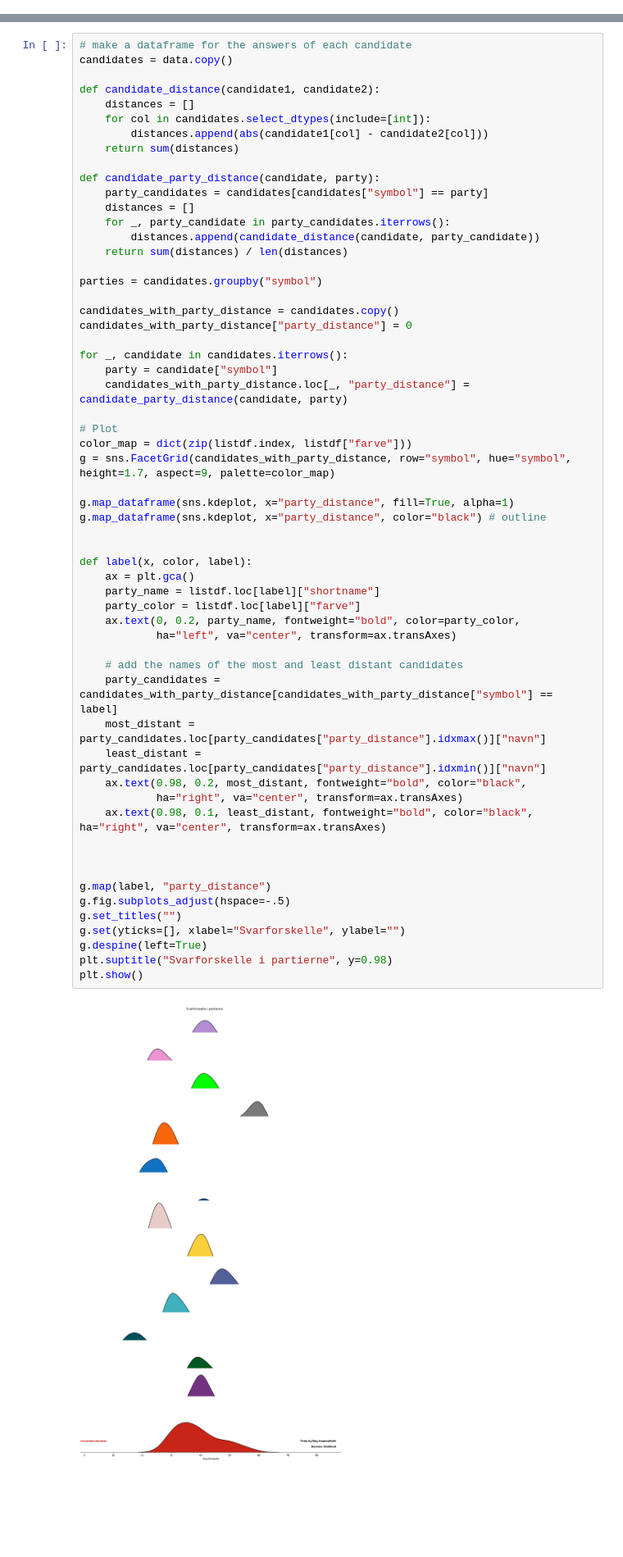
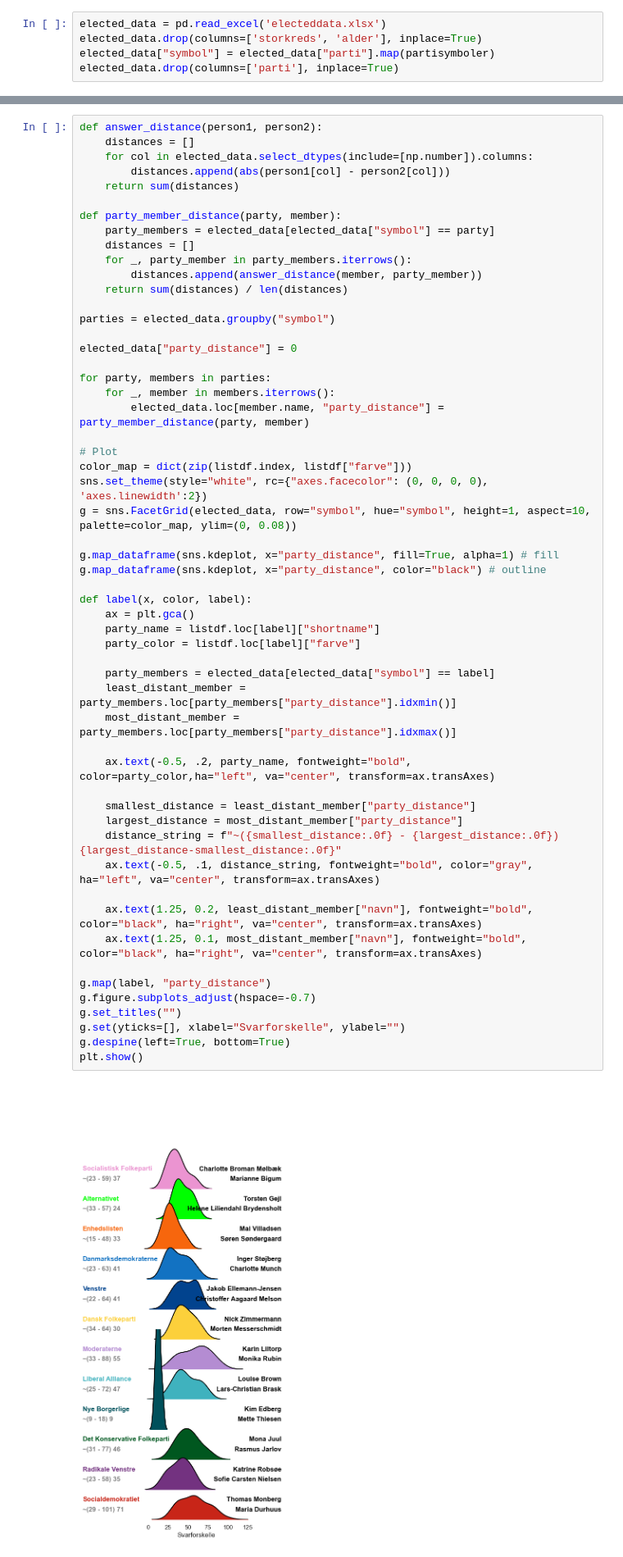
Before and after one commit to ReinhardtR/MAL1-assignment-5, a Jupyter notebook: Candidate_Test_2022_II.ipynb, the cells around one changed output, grey strips where cells are left out. Shown at 82% size. Saved outputs shown, nothing was run; the diff lists cells and outputs as text; blank space fills up the shorter version.

```diff
--- a/Candidate_Test_2022_II.ipynb
+++ b/Candidate_Test_2022_II.ipynb
@@ -425,3 +425,8 @@ plt.show()
 Efter en smule eksperimentering, kom vi frem til at en min_samples på 100, giver en god fordeling af clusters. Vi brugte 100 da det er mængden af dimensioner gange to. Det ender ud med 2 clusters, når vi bruger den epsilon værdi som vi observerede på k-distance plottet.
 # %% [markdown]
 ### Overview of the political landscape
+# %%
+elected_data = pd.read_excel('electeddata.xlsx')
+elected_data.drop(columns=['storkreds', 'alder'], inplace=True)
+elected_data["symbol"] = elected_data["parti"].map(partisymboler)
+elected_data.drop(columns=['parti'], inplace=True)
@@ -428,63 +440,60 @@ Efter en smule eksperimentering, kom vi frem til at en min_samples på 100, give
 # %% [markdown]
 #### Disagreements
 # %%
-# make a dataframe for the answers of each candidate
-candidates = data.copy()
-
-def candidate_distance(candidate1, candidate2):
+def answer_distance(person1, person2):
     distances = []
-    for col in candidates.select_dtypes(include=[int]):
-        distances.append(abs(candidate1[col] - candidate2[col]))
+    for col in elected_data.select_dtypes(include=[np.number]).columns:
+        distances.append(abs(person1[col] - person2[col]))
     return sum(distances)
 
-def candidate_party_distance(candidate, party):
-    party_candidates = candidates[candidates["symbol"] == party]
+def party_member_distance(party, member):
+    party_members = elected_data[elected_data["symbol"] == party]
     distances = []
-    for _, party_candidate in party_candidates.iterrows():
-        distances.append(candidate_distance(candidate, party_candidate))
+    for _, party_member in party_members.iterrows():
+        distances.append(answer_distance(member, party_member))
     return sum(distances) / len(distances)
 
-parties = candidates.groupby("symbol")
+parties = elected_data.groupby("symbol")
 
-candidates_with_party_distance = candidates.copy()
-candidates_with_party_distance["party_distance"] = 0
+elected_data["party_distance"] = 0
 
-for _, candidate in candidates.iterrows():
-    party = candidate["symbol"]
-    candidates_with_party_distance.loc[_, "party_distance"] = candidate_party_distance(candidate, party)
+for party, members in parties:
+    for _, member in members.iterrows():
+        elected_data.loc[member.name, "party_distance"] = party_member_distance(party, member)
 
 # Plot
 color_map = dict(zip(listdf.index, listdf["farve"]))
-g = sns.FacetGrid(candidates_with_party_distance, row="symbol", hue="symbol", height=1.7, aspect=9, palette=color_map)
+sns.set_theme(style="white", rc={"axes.facecolor": (0, 0, 0, 0), 'axes.linewidth':2})
+g = sns.FacetGrid(elected_data, row="symbol", hue="symbol", height=1, aspect=10, palette=color_map, ylim=(0, 0.08))
 
-g.map_dataframe(sns.kdeplot, x="party_distance", fill=True, alpha=1)
+g.map_dataframe(sns.kdeplot, x="party_distance", fill=True, alpha=1) # fill
 g.map_dataframe(sns.kdeplot, x="party_distance", color="black") # outline
-
 
 def label(x, color, label):
     ax = plt.gca()
     party_name = listdf.loc[label]["shortname"]
     party_color = listdf.loc[label]["farve"]
-    ax.text(0, 0.2, party_name, fontweight="bold", color=party_color,
-            ha="left", va="center", transform=ax.transAxes)
 
-    # add the names of the most and least distant candidates
-    party_candidates = candidates_with_party_distance[candidates_with_party_distance["symbol"] == label]
-    most_distant = party_candidates.loc[party_candidates["party_distance"].idxmax()]["navn"]
-    least_distant = party_candidates.loc[party_candidates["party_distance"].idxmin()]["navn"]
-    ax.text(0.98, 0.2, most_distant, fontweight="bold", color="black",
-            ha="right", va="center", transform=ax.transAxes)
-    ax.text(0.98, 0.1, least_distant, fontweight="bold", color="black", ha="right", va="center", transform=ax.transAxes)
+    party_members = elected_data[elected_data["symbol"] == label]
+    least_distant_member = party_members.loc[party_members["party_distance"].idxmin()]
+    most_distant_member = party_members.loc[party_members["party_distance"].idxmax()]
 
+    ax.text(-0.5, .2, party_name, fontweight="bold", color=party_color,ha="left", va="center", transform=ax.transAxes)
 
+    smallest_distance = least_distant_member["party_distance"]
+    largest_distance = most_distant_member["party_distance"]
+    distance_string = f"~({smallest_distance:.0f} - {largest_distance:.0f}) {largest_distance-smallest_distance:.0f}"
+    ax.text(-0.5, .1, distance_string, fontweight="bold", color="gray", ha="left", va="center", transform=ax.transAxes)
+
+    ax.text(1.25, 0.2, least_distant_member["navn"], fontweight="bold", color="black", ha="right", va="center", transform=ax.transAxes)
+    ax.text(1.25, 0.1, most_distant_member["navn"], fontweight="bold", color="black", ha="right", va="center", transform=ax.transAxes)
 
 g.map(label, "party_distance")
-g.fig.subplots_adjust(hspace=-.5)
+g.figure.subplots_adjust(hspace=-0.7)
 g.set_titles("")
 g.set(yticks=[], xlabel="Svarforskelle", ylabel="")
-g.despine(left=True)
-plt.suptitle("Svarforskelle i partierne", y=0.98)
+g.despine(left=True, bottom=True)
 plt.show()
 # %% [output]
-[figure, old version]
+[figure, new version]
 # %% [markdown]
```
Also changed, not shown: parts of 5 cells of this notebook, 1 other file.
